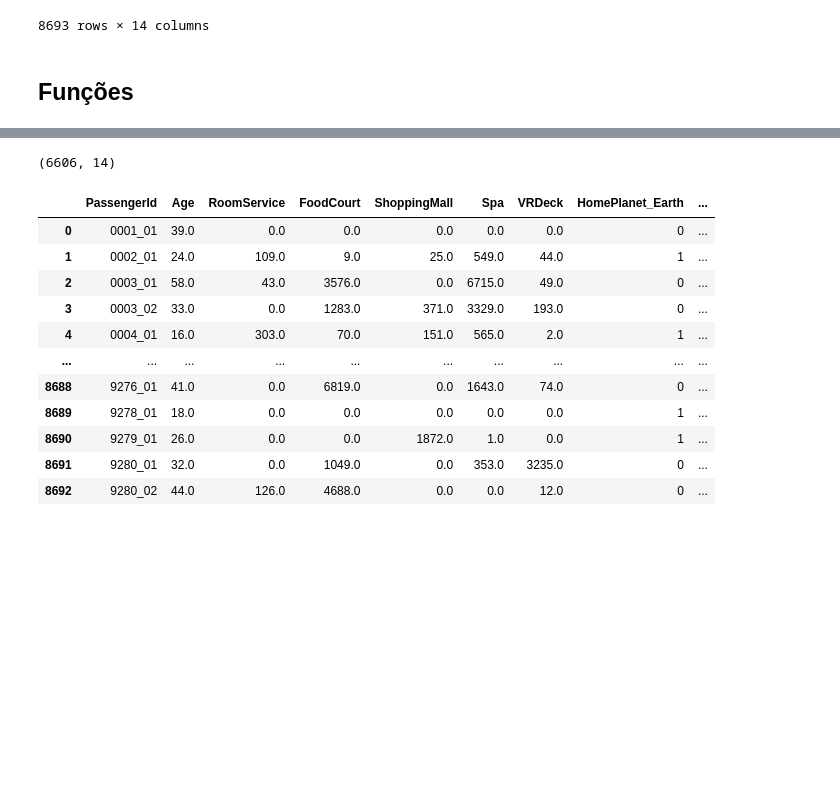
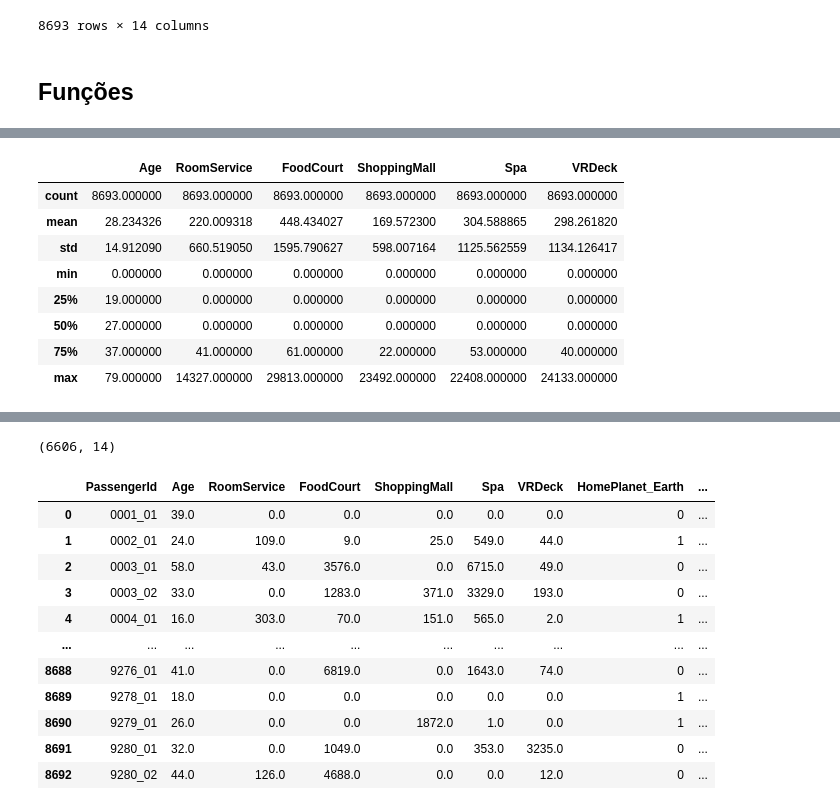
Before and after one commit to FranciscoFoz/machine-learning-training, a Jupyter notebook: spaceship-titanic.ipynb, the cells around one changed output, grey strips where cells are left out. Drawn from its saved outputs; the diff is of its cells as text; code cells hidden in the pictures; blank space fills up the shorter version.

```diff
--- a/spaceship-titanic.ipynb
+++ b/spaceship-titanic.ipynb
@@ -48,0 +175,13 @@ def acuracia_modelo(algoritmo):
+# %%
+variaveis_numericas = spaceship_analise[['Age','RoomService','FoodCourt','ShoppingMall','Spa','VRDeck']]
+variaveis_numericas.describe()
+# %% [output]
+|  | Age | RoomService | FoodCourt | ShoppingMall | Spa | VRDeck |
+| count | 8693.000000 | 8693.000000 | 8693.000000 | 8693.000000 | 8693.000000 | 8693.000000 |
+| mean | 28.234326 | 220.009318 | 448.434027 | 169.572300 | 304.588865 | 298.261820 |
+| std | 14.912090 | 660.519050 | 1595.790627 | 598.007164 | 1125.562559 | 1134.126417 |
+| min | 0.000000 | 0.000000 | 0.000000 | 0.000000 | 0.000000 | 0.000000 |
+| 25% | 19.000000 | 0.000000 | 0.000000 | 0.000000 | 0.000000 | 0.000000 |
+| 50% | 27.000000 | 0.000000 | 0.000000 | 0.000000 | 0.000000 | 0.000000 |
+| 75% | 37.000000 | 41.000000 | 61.000000 | 22.000000 | 53.000000 | 40.000000 |
+| max | 79.000000 | 14327.000000 | 29813.000000 | 23492.000000 | 22408.000000 | 24133.000000 |
```
Also changed, not shown: parts of 19 cells of this notebook.
